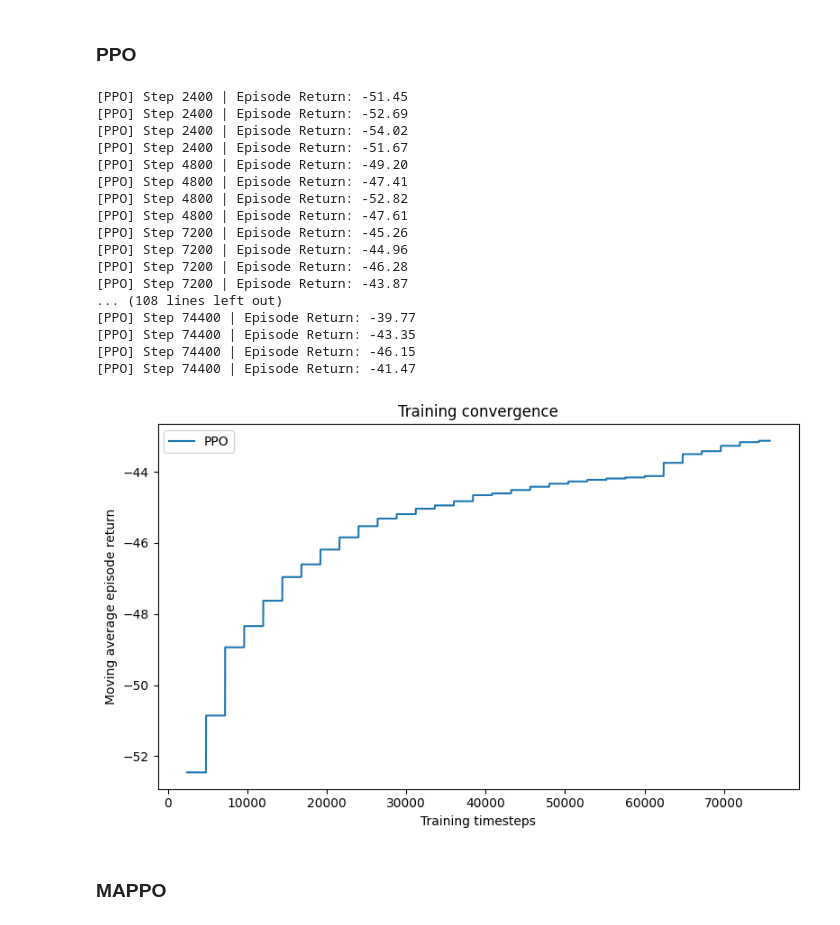
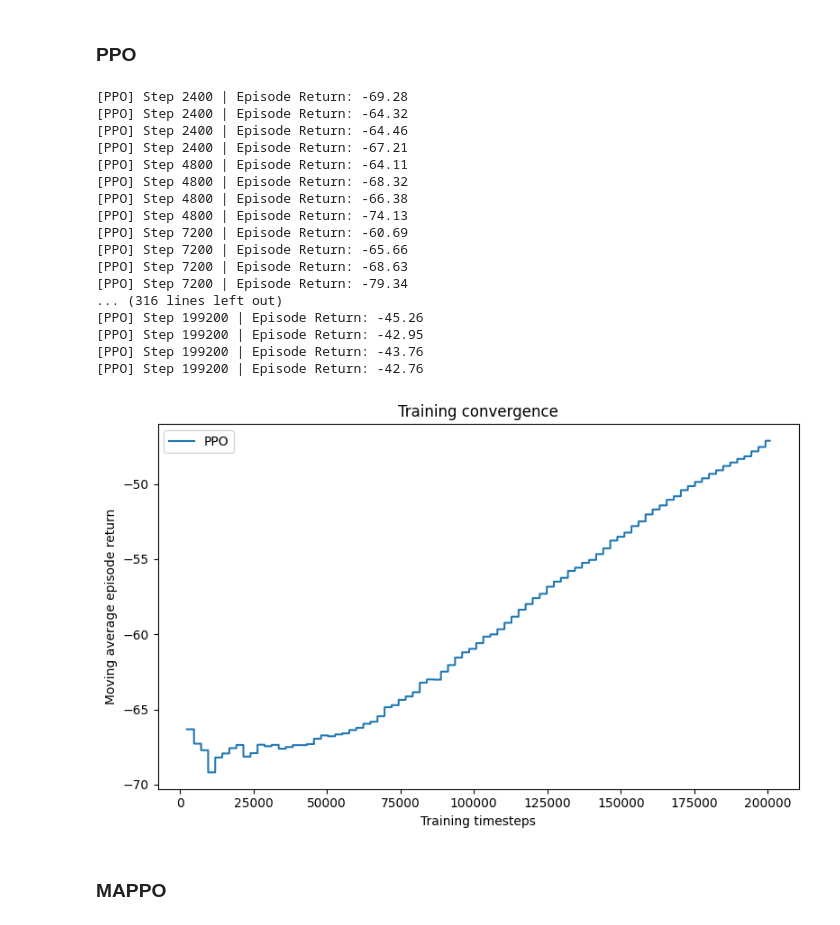
Before and after one commit to abergh18/marl-tsc, a Jupyter notebook: notebooks/main_flow.ipynb, the cells around one changed output. Drawn from its saved outputs; the diff is of its cells as text; code cells hidden in the pictures.

Commit message:
Use four traffic phases for decisions instead of cycling through in order

```diff
--- a/notebooks/main_flow.ipynb
+++ b/notebooks/main_flow.ipynb
@@ -13,7 +13,7 @@ from marl_tsc.baselines import random_actions, fixed_time_actions
 from pathlib import Path
 import matplotlib.pyplot as plt
 
-GREEN_PHASE_COUNT = 4
+GREEN_PHASE_COUNT = None  # Let SUMO/network discovery choose the phase count.
 NOTEBOOK_DIR = Path.cwd().resolve()
 PROJECT_ROOT = NOTEBOOK_DIR.parent if (NOTEBOOK_DIR / "main_flow.ipynb").exists() else NOTEBOOK_DIR
 OUTPUT_DIR = PROJECT_ROOT / "outputs"
@@ -31,10 +31,11 @@ SIMULATION_DURATION = EPISODE_STEPS * SECONDS_PER_ACTION
 # Keep vehicles entering slightly longer than the episode runs.
 TRAFFIC_SPAWN_DURATION = int(SIMULATION_DURATION * 1.20)
 
-EVALUATION_EPISODES = 5
-TOTAL_TIMESTEPS = 75_000
+EVALUATION_EPISODES = 3
+TOTAL_TIMESTEPS = 200_000
 MIN_GREEN_SECONDS = 10
 SWITCH_PENALTY = 0.5
+PHASE_ACTION_MODE = "direct"
 
 generator = SimulationGenerator(
     output_dir=OUTPUT_DIR,
@@ -65,40 +67,41 @@ PPO uses parameter sharing through the PettingZoo/SuperSuit/SB3 wrapper. MAPPO a
 # %%
 ppo_model, ppo_history, ppo_model_path = train_ppo(
     config_file=paths.config_file,
     traffic_light_ids=traffic_light_ids,
     output_dir=OUTPUT_DIR,
     total_timesteps=TOTAL_TIMESTEPS,
     max_steps=EPISODE_STEPS,
     seed=42,
     env_kwargs={
         "green_phase_count": GREEN_PHASE_COUNT,
         "min_green_seconds": MIN_GREEN_SECONDS,
         "seconds_per_action": SECONDS_PER_ACTION,
         "switch_penalty": SWITCH_PENALTY,
+        "phase_action_mode": PHASE_ACTION_MODE,
     },
 )
 
 fig, ax = plot_training_histories(ppo_history)
 plt.show()
 # %% [output]
-[PPO] Step 2400 | Episode Return: -51.45
-[PPO] Step 2400 | Episode Return: -52.69
-[PPO] Step 2400 | Episode Return: -54.02
-[PPO] Step 2400 | Episode Return: -51.67
-[PPO] Step 4800 | Episode Return: -49.20
-[PPO] Step 4800 | Episode Return: -47.41
-[PPO] Step 4800 | Episode Return: -52.82
-[PPO] Step 4800 | Episode Return: -47.61
-[PPO] Step 7200 | Episode Return: -45.26
-[PPO] Step 7200 | Episode Return: -44.96
-[PPO] Step 7200 | Episode Return: -46.28
-[PPO] Step 7200 | Episode Return: -43.87
-... (108 lines left out)
-[PPO] Step 74400 | Episode Return: -39.77
-[PPO] Step 74400 | Episode Return: -43.35
-[PPO] Step 74400 | Episode Return: -46.15
-[PPO] Step 74400 | Episode Return: -41.47
+[PPO] Step 2400 | Episode Return: -69.28
+[PPO] Step 2400 | Episode Return: -64.32
+[PPO] Step 2400 | Episode Return: -64.46
+[PPO] Step 2400 | Episode Return: -67.21
+[PPO] Step 4800 | Episode Return: -64.11
+[PPO] Step 4800 | Episode Return: -68.32
+[PPO] Step 4800 | Episode Return: -66.38
+[PPO] Step 4800 | Episode Return: -74.13
+[PPO] Step 7200 | Episode Return: -60.69
+[PPO] Step 7200 | Episode Return: -65.66
+[PPO] Step 7200 | Episode Return: -68.63
+[PPO] Step 7200 | Episode Return: -79.34
+... (316 lines left out)
+[PPO] Step 199200 | Episode Return: -45.26
+[PPO] Step 199200 | Episode Return: -42.95
+[PPO] Step 199200 | Episode Return: -43.76
+[PPO] Step 199200 | Episode Return: -42.76
-[figure, old version]
+[figure, new version]
 # %% [markdown]
 ### MAPPO
 # %%
```
Also changed, not shown: parts of 7 cells of this notebook, 5 other files.
